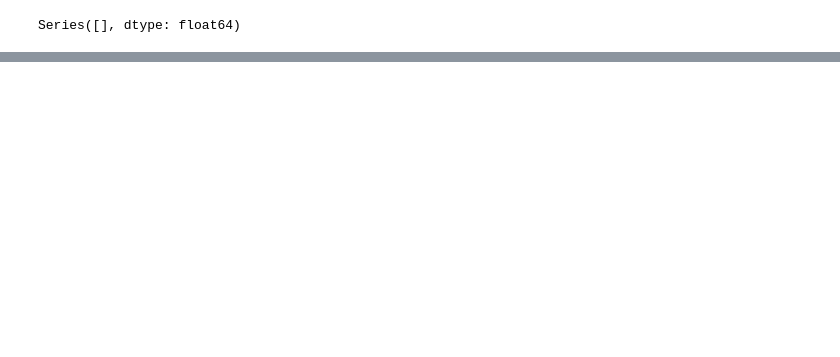
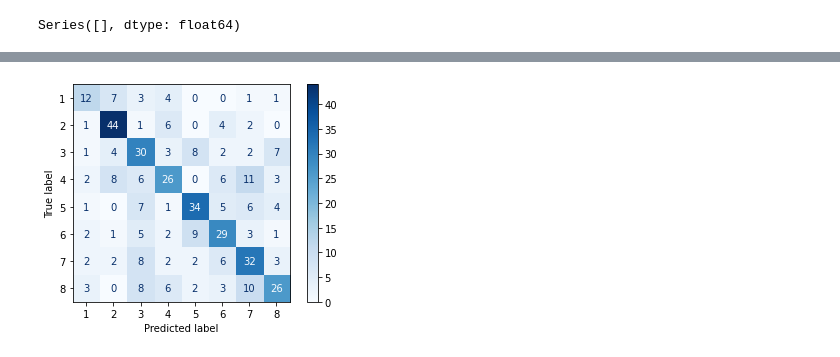
Before and after one commit to magistery-tps/aa-tp2, a Jupyter notebook: notebooks/tp2.ipynb, the cells around one changed output, grey strips where cells are left out. Saved outputs shown, nothing was run; the diff lists cells and outputs as text; code cells hidden in the pictures; blank space fills up the shorter version.

```diff
--- a/notebooks/tp2.ipynb
+++ b/notebooks/tp2.ipynb
@@ -328,0 +316,2 @@ Wall time: 2min 9s
+# %%
+cv_strategy_2 = LeaveOneGroupOut()
@@ -328,0 +441,15 @@ Wall time: 2min 9s
+# %%
+%%time
+
+rs = randomized_search(
+    model       = GradientBoostingClassifier(),
+    X           = actors_fold_input,
+    y           = y_dev,
+    cv          = cv_strategy_2,
+    groups      = actors_fold_groups,
+    params_grid = {
+        'n_estimators' : range(10, 20, 1),
+        'learning_rate': np.arange(0, 1, 0.001)
+    }
+)
+show_summary(rs, X_test, y_test)
@@ -328,0 +469,13 @@ Wall time: 2min 9s
+# %%
+def plot_cf(model, X, y, labels=[]):
+    plot_confusion_matrix(model, X, y, cmap=plt.cm.Blues)
+    classes = np.arange(len(labels))
+    plt.xticks(classes, labels)
+    plt.yticks(classes, labels)
+    plt.show()
+# %%
+speech_indexes   = X_test['audio_type'] == 0
+speechs_features = exclude_columns(X_test[speech_indexes], 'actor')
+speechs_true     = y_test[speech_indexes]
+
+speechs_true.value_counts()
@@ -328,0 +508,4 @@ Wall time: 2min 9s
+# %%
+plot_cf(rs.best_estimator_, speechs_features, speechs_true)
+# %% [output]
+[figure, added]
```
Also changed, not shown: parts of 72 cells of this notebook, 1 other file.
